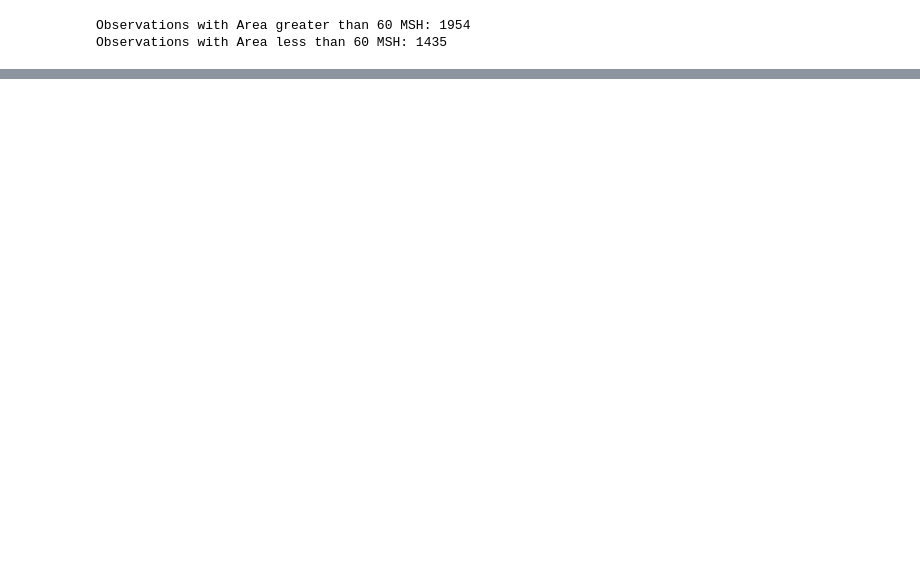
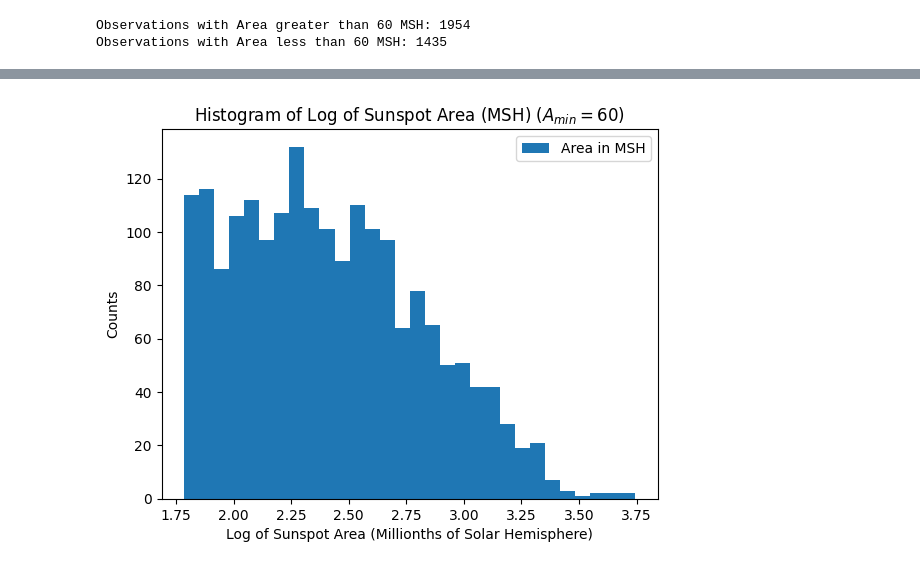
Before and after one commit to Raghuram-Veeramallu/Area-distribution-of-Sunspots, a Jupyter notebook: Project3_Group3_Data.ipynb, the cells around one changed output, grey strips where cells are left out. Cells and saved outputs as stored; diff of their text form; code cells hidden in the pictures; blank space fills up the shorter version.

```diff
--- a/Project3_Group3_Data.ipynb
+++ b/Project3_Group3_Data.ipynb
@@ -104,0 +124,10 @@ fig.show()
+# %%
+fig,ax = plt.subplots()
+ax.hist(logarea, bins=nbin, label='Area in MSH')
+ax.set_xlabel("Log of Sunspot Area (Millionths of Solar Hemisphere)")
+ax.set_ylabel("Counts")
+ax.set_title(r'Histogram of Log of Sunspot Area (MSH) ($A_{min}=60$)')
+ax.legend()
+fig.show()
+# %% [output]
+[figure, added]
```
Also changed, not shown: parts of 13 cells of this notebook.
